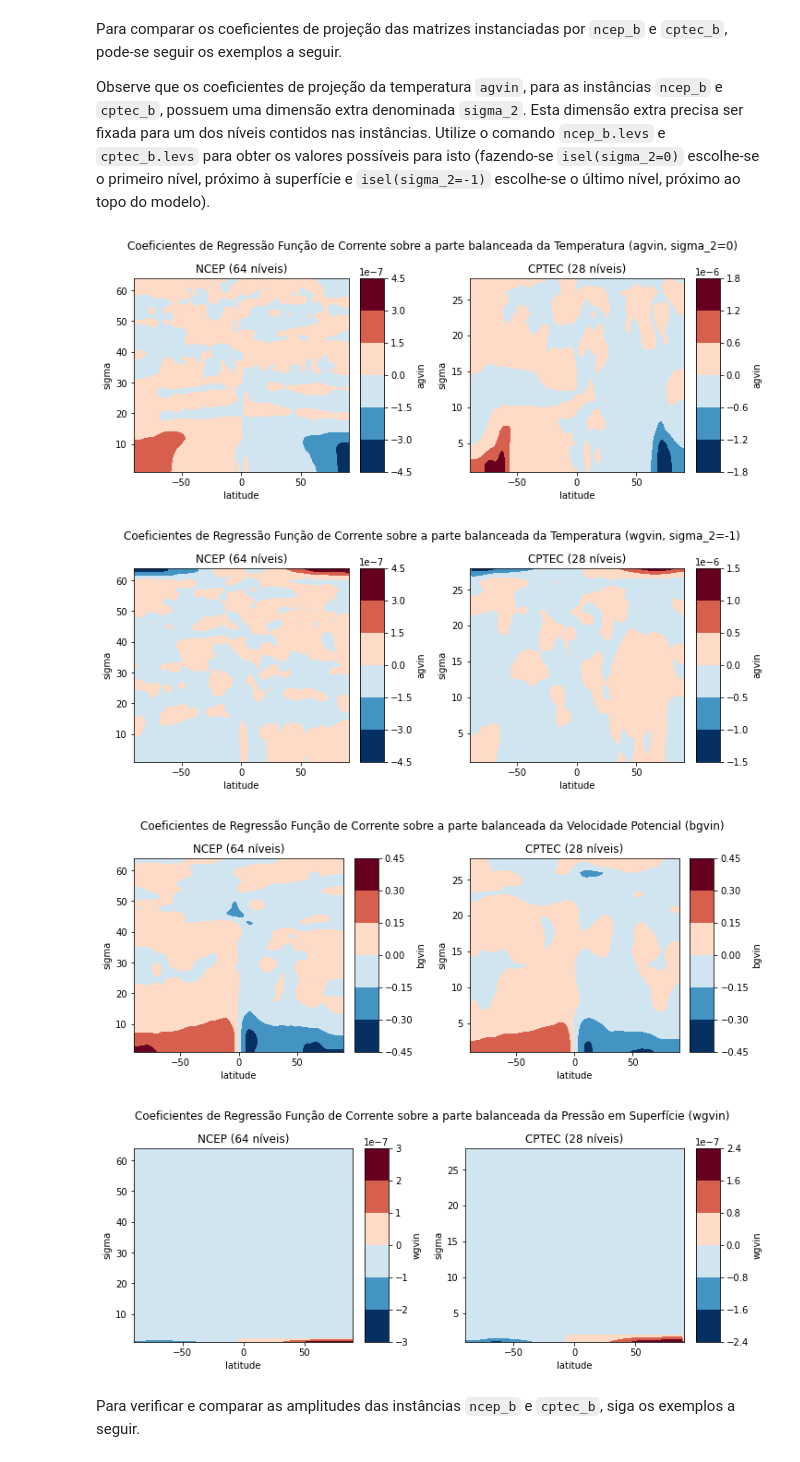
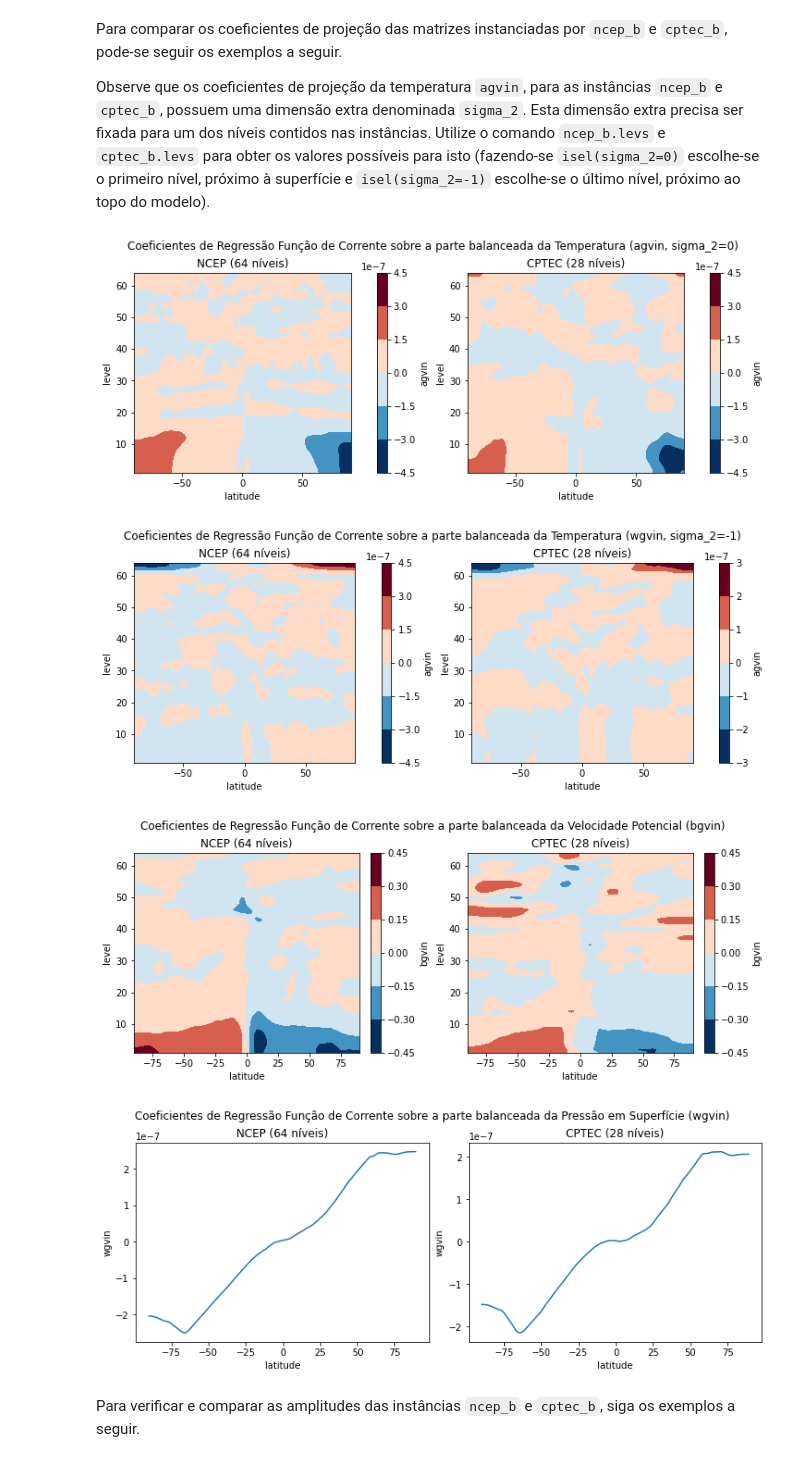
Before and after one commit to GAD-DIMNT-CPTEC/GSIBerror, a Jupyter notebook: read_gsi_berror_python-class-final.ipynb, the cells around one changed output. Cells and saved outputs as stored; diff of their text form; code cells hidden in the pictures.

```diff
--- a/read_gsi_berror_python-class-final.ipynb
+++ b/read_gsi_berror_python-class-final.ipynb
@@ -20,9 +20,9 @@ import cartopy.feature as cfeature
 # %% [markdown]
 A seguir, define-se o nome do arquivo a ser lido. No exemplo dado neste notebook, são abertas duas matrizes, `fncep` (matriz do NCEP) e `fcptec` (matriz do modelo BAM). Ambas as matrizes possuem dimensões distintas:
 # %%
-path = '/dados/das/pesq1/BAM.berror/xc50/old/'
+path = 'gcv/'
 
-bcptec = 'gsir4.berror_stats.gcv.BAM.TQ0062L028'
+bcptec = 'bcptec_bam_352pairs_gsir4.berror_stats.gcv.fix.oz.cw.tsm'
 bncep = 'global_berror.l64y386.f77-ncep-dtc.gcv'
 
 fncep = os.path.join(path, bncep)
@@ -213,8 +213,8 @@ Observe que os coeficientes de projeção da temperatura `agvin`, para as instâ
 # %%
 fig, ax = plt.subplots(1, 2, constrained_layout=True, figsize=(10,4))
 
-ncep_b.balprojs['agvin'].isel(sigma_2=0).plot.contourf(ax=ax[0])#, vmin=0, vmax=5e-7)
-cptec_b.balprojs['agvin'].isel(sigma_2=0).plot.contourf(ax=ax[1])#, vmin=0, vmax=5e-7)
+ncep_b.balprojs['agvin'].isel(level_2=0).plot.contourf(ax=ax[0])#, vmin=0, vmax=5e-7)
+cptec_b.balprojs['agvin'].isel(level_2=0).plot.contourf(ax=ax[1])#, vmin=0, vmax=5e-7)
 
 ax[0].set_title('NCEP (64 níveis)')
 ax[1].set_title('CPTEC (28 níveis)')
@@ -222,12 +222,12 @@ ax[1].set_title('CPTEC (28 níveis)')
 plt.suptitle('Coeficientes de Regressão Função de Corrente sobre a parte balanceada da Temperatura (agvin, sigma_2=0)')
 plt.show()
 # %% [output]
-[figure, old version]
+[figure, new version]
 # %%
 fig, ax = plt.subplots(1, 2, constrained_layout=True, figsize=(10,4))
 
-ncep_b.balprojs['agvin'].isel(sigma_2=-1).plot.contourf(ax=ax[0])#, vmin=0, vmax=5e-7)
-cptec_b.balprojs['agvin'].isel(sigma_2=-1).plot.contourf(ax=ax[1])#, vmin=0, vmax=5e-7)
+ncep_b.balprojs['agvin'].isel(level_2=-1).plot.contourf(ax=ax[0])#, vmin=0, vmax=5e-7)
+cptec_b.balprojs['agvin'].isel(level_2=-1).plot.contourf(ax=ax[1])#, vmin=0, vmax=5e-7)
 
 ax[0].set_title('NCEP (64 níveis)')
 ax[1].set_title('CPTEC (28 níveis)')
@@ -235,7 +235,7 @@ ax[1].set_title('CPTEC (28 níveis)')
 plt.suptitle('Coeficientes de Regressão Função de Corrente sobre a parte balanceada da Temperatura (wgvin, sigma_2=-1)')
 plt.show()
 # %% [output]
-[figure, old version]
+[figure, new version]
 # %%
 fig, ax = plt.subplots(1, 2, constrained_layout=True, figsize=(10,4))
 
@@ -248,20 +248,20 @@ ax[1].set_title('CPTEC (28 níveis)')
 plt.suptitle('Coeficientes de Regressão Função de Corrente sobre a parte balanceada da Velocidade Potencial (bgvin)')
 plt.show()
 # %% [output]
-[figure, old version]
+[figure, new version]
 # %%
 fig, ax = plt.subplots(1, 2, constrained_layout=True, figsize=(10,4))
 
-ncep_b.balprojs['wgvin'].plot.contourf(ax=ax[0])#, vmin=-3e-7, vmax=3e-7)
-cptec_b.balprojs['wgvin'].plot.contourf(ax=ax[1])#, vmin=-3e-7, vmax=3e-7)
+ncep_b.balprojs['wgvin'].isel(level=0,latitude=slice(0,-2)).plot.line(ax=ax[0])#, ylim=[-3e-7, 3e-7])
+cptec_b.balprojs['wgvin'].isel(level=0,latitude=slice(0,-2)).plot.line(ax=ax[1])#, ylim=[-3e-7, 3e-7])
 
 ax[0].set_title('NCEP (64 níveis)')
 ax[1].set_title('CPTEC (28 níveis)')
 
 plt.suptitle('Coeficientes de Regressão Função de Corrente sobre a parte balanceada da Pressão em Superfície (wgvin)')
 plt.show()
 # %% [output]
-[figure, old version]
+[figure, new version]
 # %% [markdown]
 Para verificar e comparar as amplitudes das instâncias `ncep_b` e `cptec_b`, siga os exemplos a seguir.
 # %%
```
Also changed, not shown: parts of 33 cells of this notebook, 5 other files.
